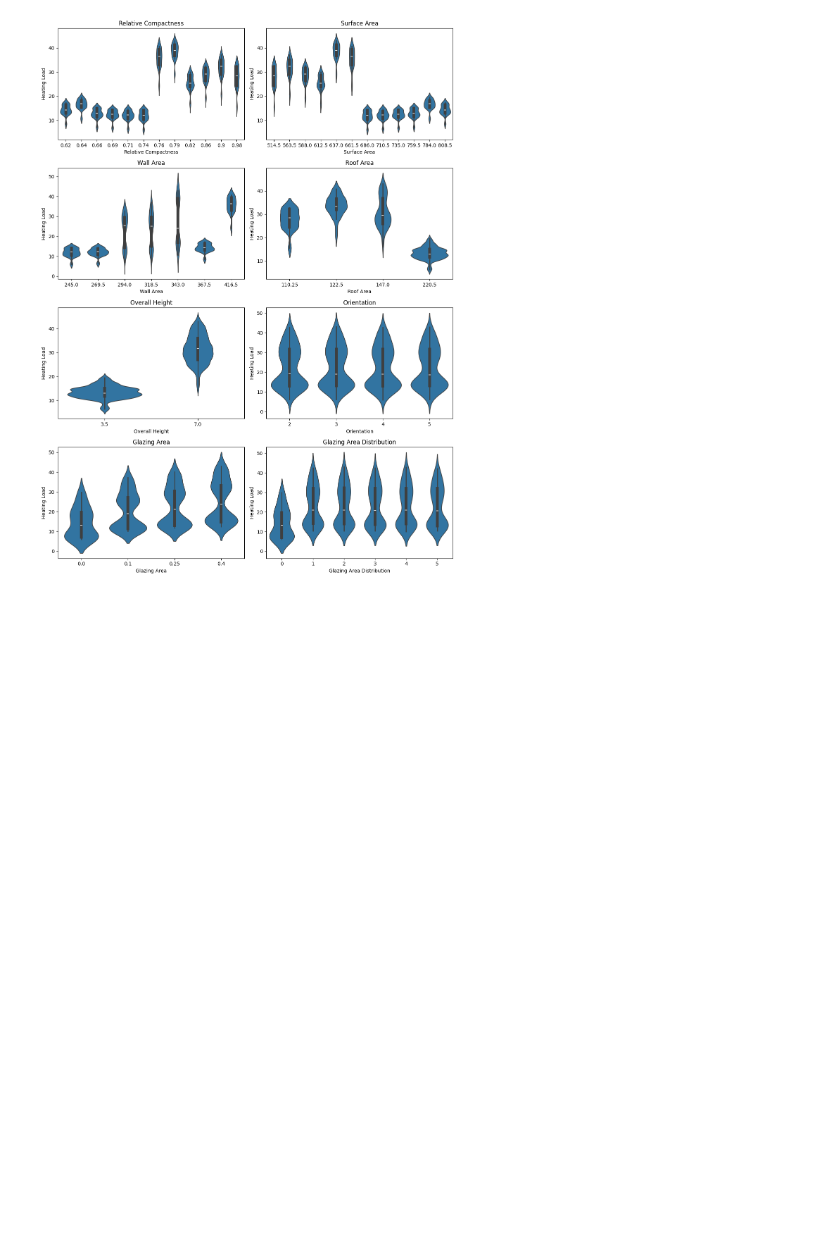
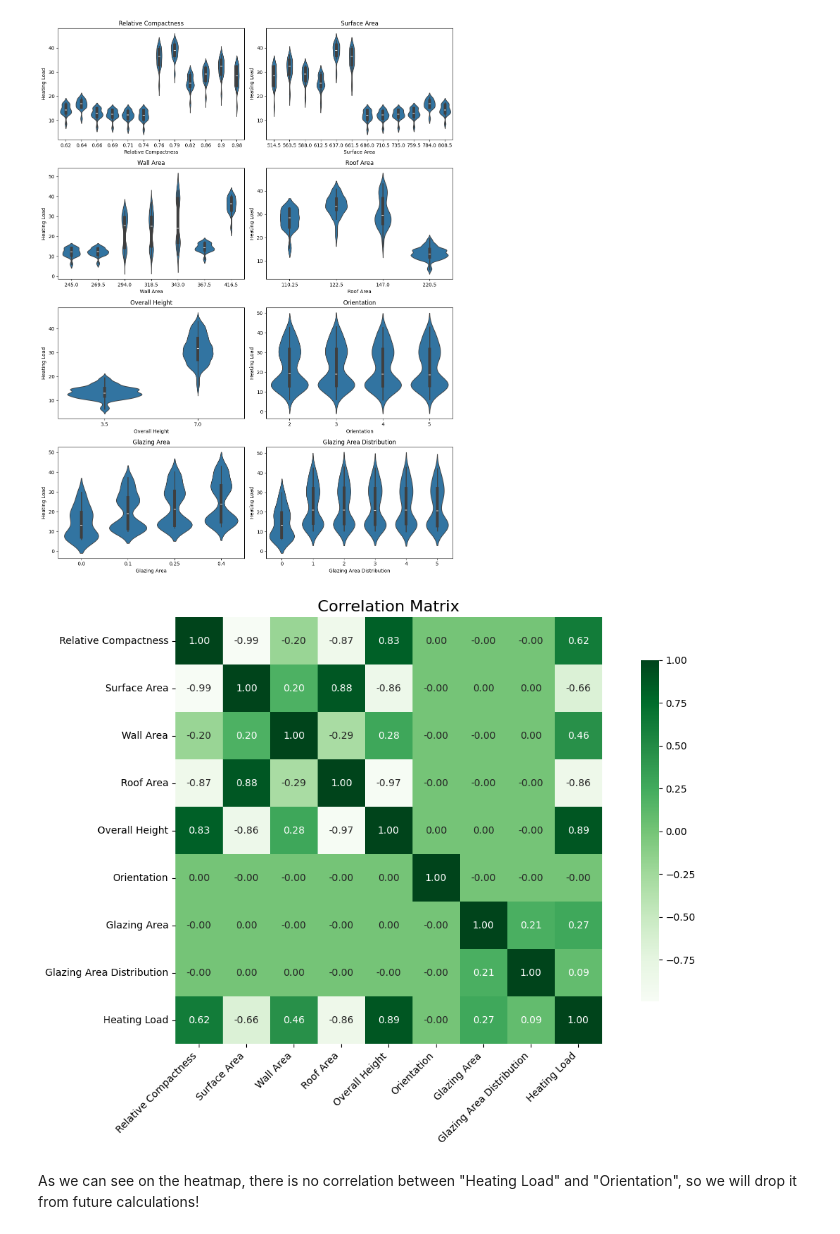
Before and after one commit to matcze/energy_efficient, a Jupyter notebook: energy_efficient.ipynb, the cells around one changed output. Cells and saved outputs as stored; diff of their text form; code cells hidden in the pictures; blank space fills up the shorter version.

Commit message:
correlation

```diff
--- a/energy_efficient.ipynb
+++ b/energy_efficient.ipynb
@@ -82,3 +82,24 @@ plt.tight_layout()
 plt.show()
 # %% [output]
 [figure]
+# %%
+plt.figure(figsize=(12, 8))
+
+sns.heatmap(
+    dataset_heating.corr(numeric_only=True),
+    cmap="Greens",
+    annot=True,
+    fmt=".2f",
+    square=True,
+    cbar_kws={"shrink": 0.8}
+)
+
+plt.title("Correlation Matrix", fontsize=16)
+plt.xticks(rotation=45, ha="right")
+plt.yticks(rotation=0)
+plt.tight_layout()
+plt.show()
+# %% [output]
+[figure, added]
+# %% [markdown]
+As we can see on the heatmap, there is no correlation between "Heating Load" and "Orientation", so we will drop it from future calculations!
```
